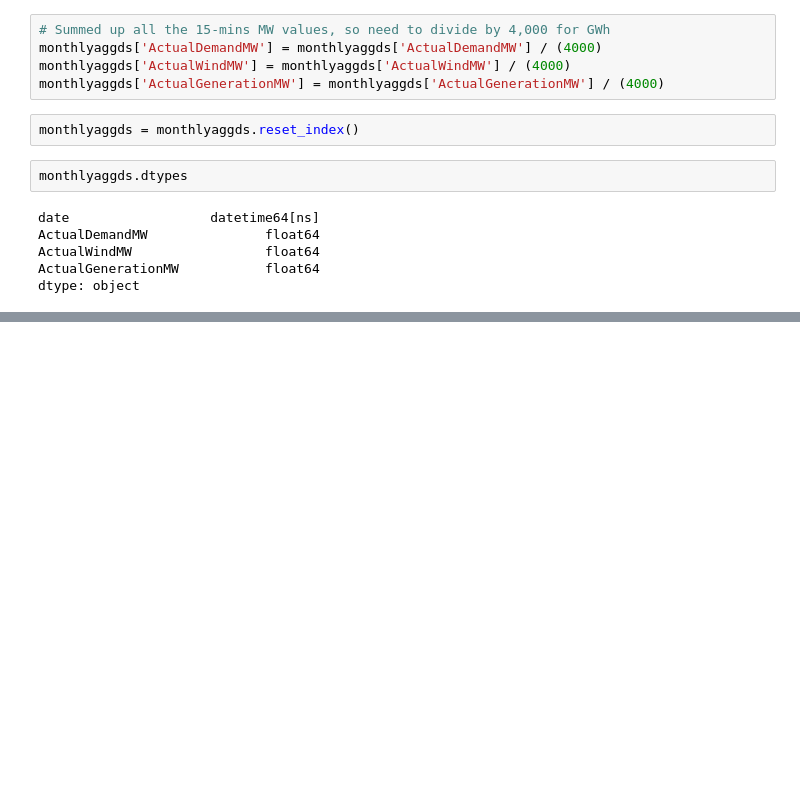
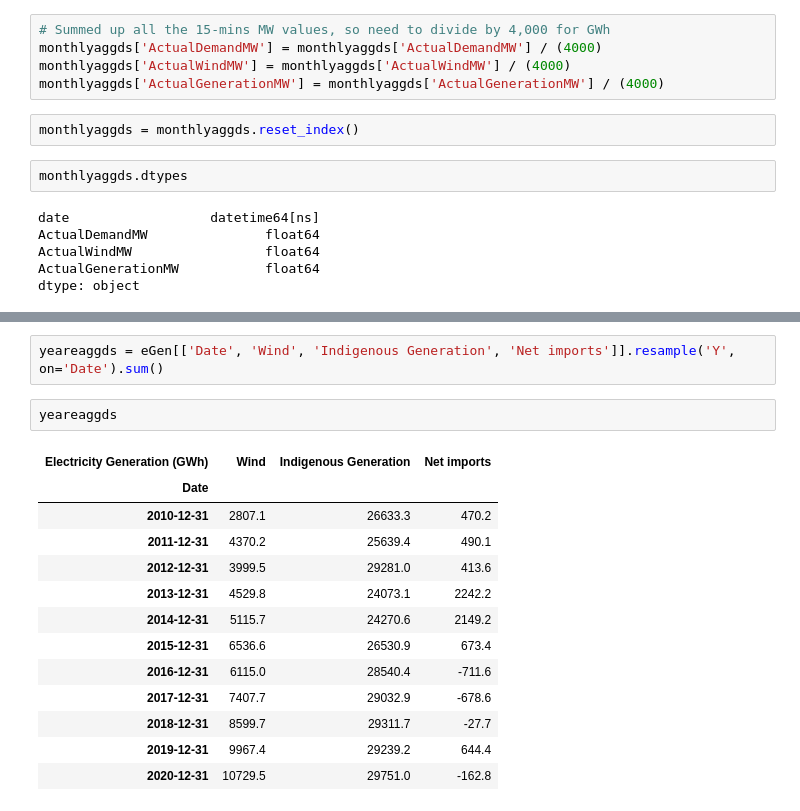
Before and after one commit to CA683-Group99/Wind-Energy-Prediction, a Jupyter notebook: IrelandElectricityData.ipynb, the cells around one changed output, grey strips where cells are left out. Cells and saved outputs as stored; diff of their text form; blank space fills up the shorter version.

```diff
--- a/IrelandElectricityData.ipynb
+++ b/IrelandElectricityData.ipynb
@@ -519,0 +535,18 @@ fig.add_trace(go.Scatter(x=monthlyaggds['date'], y=(monthlyaggds['ActualGenerati
+# %%
+yeareaggds = eGen[['Date', 'Wind', 'Indigenous Generation', 'Net imports']].resample('Y', on='Date').sum()
+# %%
+yeareaggds
+# %% [output]
+| Electricity Generation (GWh) | Wind | Indigenous Generation | Net imports |
+| Date |  |  |  |
+| 2010-12-31 | 2807.1 | 26633.3 | 470.2 |
+| 2011-12-31 | 4370.2 | 25639.4 | 490.1 |
+| 2012-12-31 | 3999.5 | 29281.0 | 413.6 |
+| 2013-12-31 | 4529.8 | 24073.1 | 2242.2 |
+| 2014-12-31 | 5115.7 | 24270.6 | 2149.2 |
+| 2015-12-31 | 6536.6 | 26530.9 | 673.4 |
+| 2016-12-31 | 6115.0 | 28540.4 | -711.6 |
+| 2017-12-31 | 7407.7 | 29032.9 | -678.6 |
+| 2018-12-31 | 8599.7 | 29311.7 | -27.7 |
+| 2019-12-31 | 9967.4 | 29239.2 | 644.4 |
+| 2020-12-31 | 10729.5 | 29751.0 | -162.8 |
```
Also changed, not shown: parts of 4 cells of this notebook.
